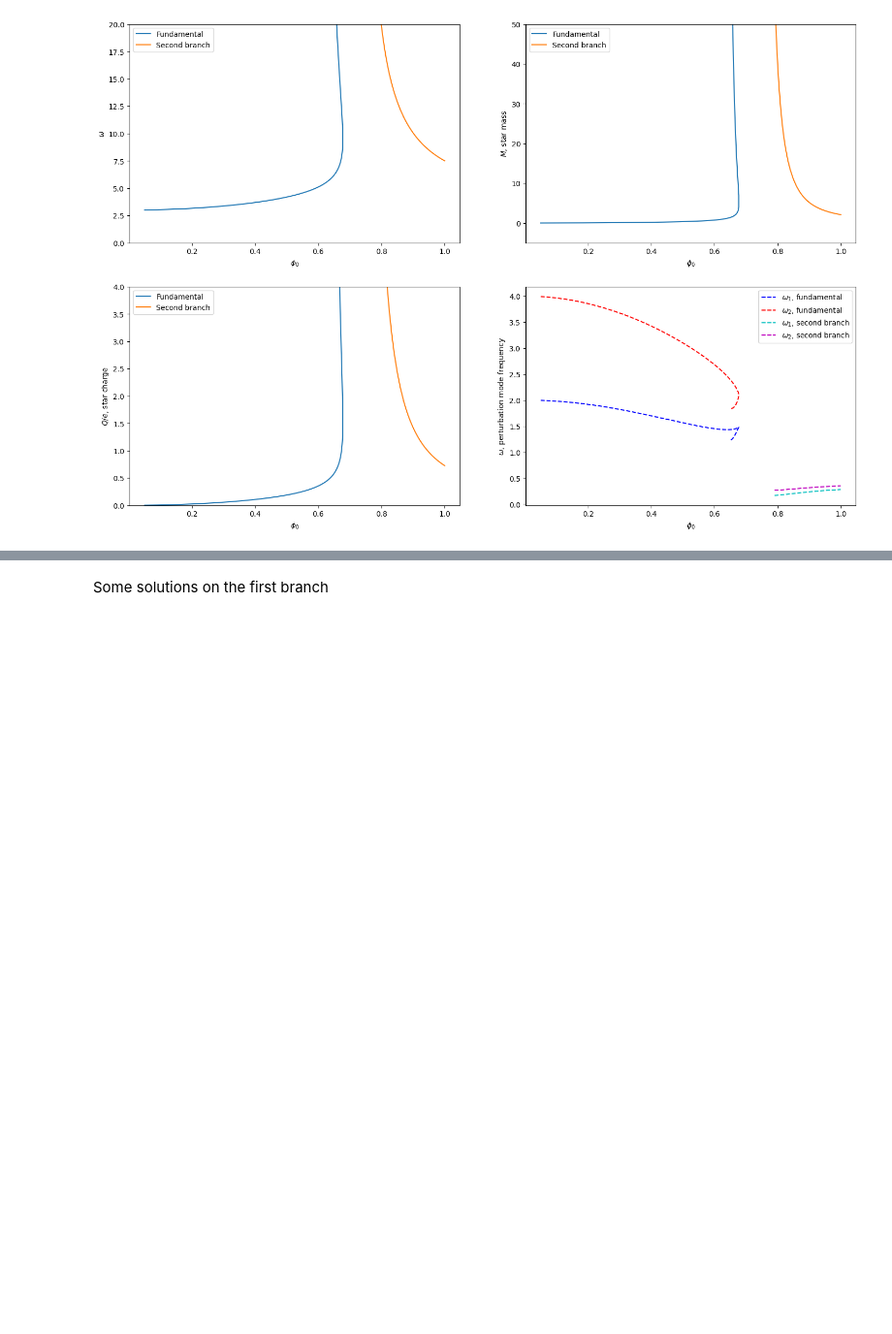
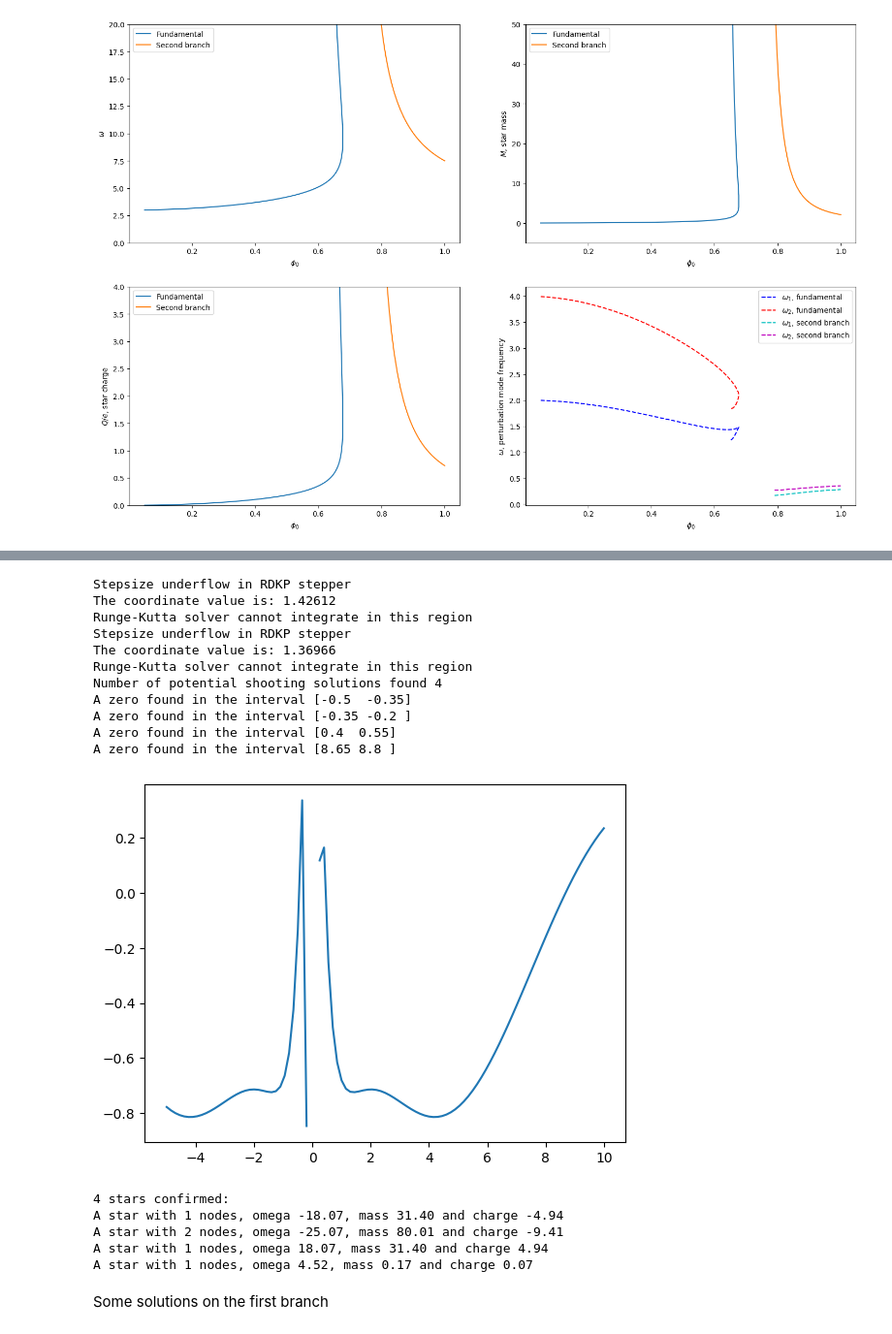
Before and after one commit to sukhovn/AdS_BS_shooting, a Jupyter notebook: BoseStar.ipynb, the cells around one changed output, grey strips where cells are left out. Shown at 97% size. Cells and saved outputs as stored; diff of their text form; code cells hidden in the pictures; blank space fills up the shorter version.

```diff
--- a/BoseStar.ipynb
+++ b/BoseStar.ipynb
@@ -999,3 +1030,29 @@ plt.show()
+# %%
+expl = Explorer(d=3, l=1.0, kappa=1.0, el=3.0, mass=0.0, phi0=0.8)
+
+ax = plt.subplot()
+expl.scan_omega_range(-5, 10.0, ax=ax, xrange=[0.001, 1.45])
+plt.show()
+
+expl.explore_zeros_by_shooting(xrange=[0.001, 1.45])
+# %% [output]
+Stepsize underflow in RDKP stepper
+The coordinate value is: 1.42612
+Runge-Kutta solver cannot integrate in this region
+Stepsize underflow in RDKP stepper
+The coordinate value is: 1.36966
+Runge-Kutta solver cannot integrate in this region
+Number of potential shooting solutions found 4
+A zero found in the interval [-0.5  -0.35]
+A zero found in the interval [-0.35 -0.2 ]
+A zero found in the interval [0.4  0.55]
+A zero found in the interval [8.65 8.8 ]
+[figure, added]
+4 stars confirmed:
+A star with 1 nodes, omega -18.07, mass 31.40 and charge -4.94
+A star with 2 nodes, omega -25.07, mass 80.01 and charge -9.41
+A star with 1 nodes, omega 18.07, mass 31.40 and charge 4.94
+A star with 1 nodes, omega 4.52, mass 0.17 and charge 0.07
 # %% [markdown]
 Some solutions on the first branch
 # %%
```
Also changed, not shown: parts of 24 cells of this notebook, 8 other files.
